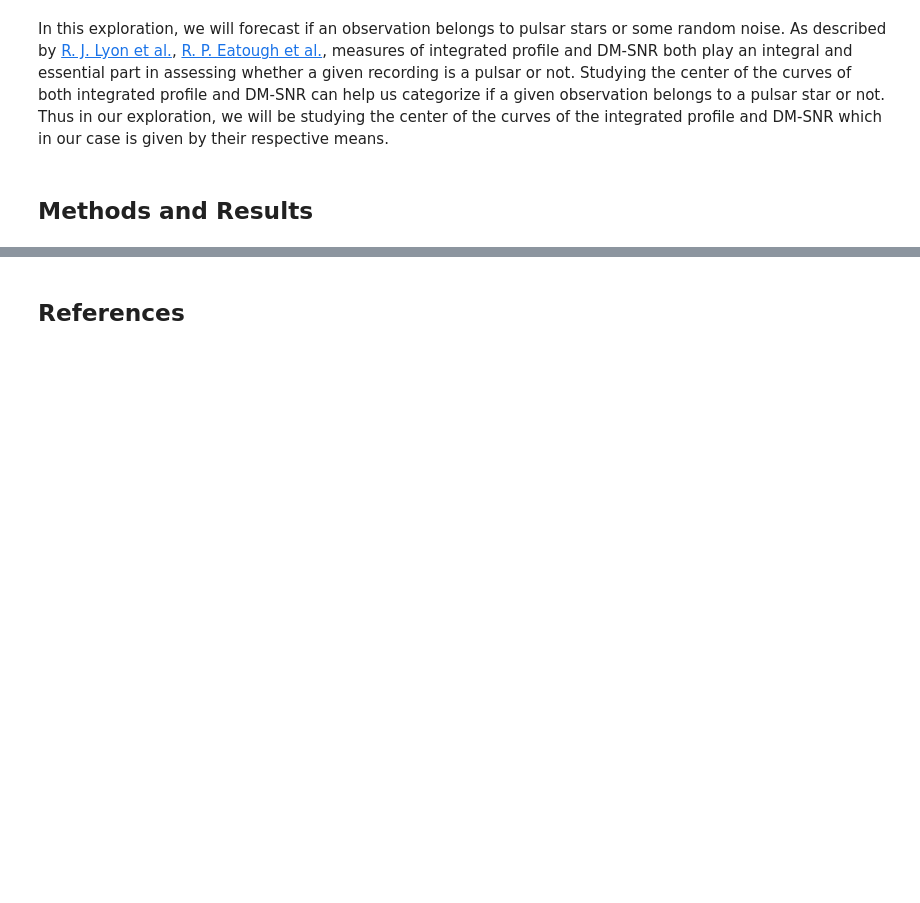
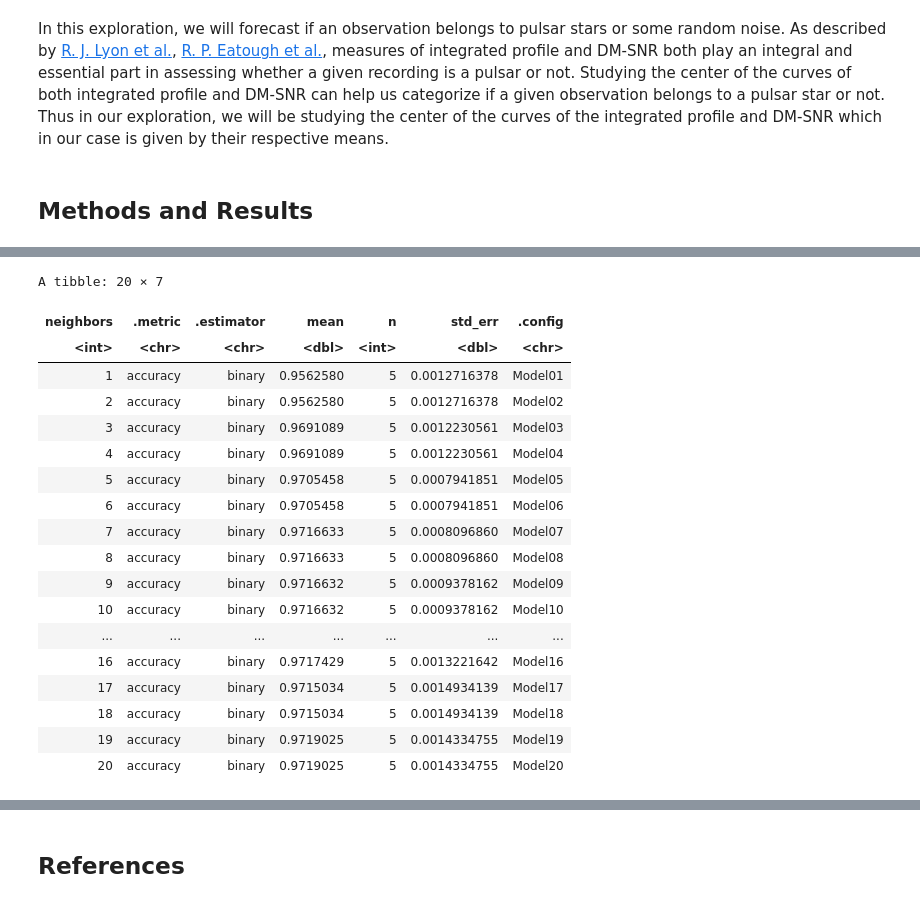
Before and after one commit to yiruiwang091/DSCI-Report, a Jupyter notebook: PulsarStar.ipynb, the cells around one changed output, grey strips where cells are left out. Saved outputs shown, nothing was run; the diff lists cells and outputs as text; code cells hidden in the pictures; blank space fills up the shorter version.

```diff
--- a/PulsarStar.ipynb
+++ b/PulsarStar.ipynb
@@ -49,0 +235,25 @@ In this exploration, we will forecast if an observation belongs to pulsar stars
+# %%
+# Find accuracy
+accuracies <- knn_results %>%
+filter(.metric == "accuracy")
+accuracies
+# %% [output]
+A tibble: 20 × 7
+| neighbors | .metric | .estimator | mean | n | std_err | .config |
+| <int> | <chr> | <chr> | <dbl> | <int> | <dbl> | <chr> |
+| 1 | accuracy | binary | 0.9562580 | 5 | 0.0012716378 | Model01 |
+| 2 | accuracy | binary | 0.9562580 | 5 | 0.0012716378 | Model02 |
+| 3 | accuracy | binary | 0.9691089 | 5 | 0.0012230561 | Model03 |
+| 4 | accuracy | binary | 0.9691089 | 5 | 0.0012230561 | Model04 |
+| 5 | accuracy | binary | 0.9705458 | 5 | 0.0007941851 | Model05 |
+| 6 | accuracy | binary | 0.9705458 | 5 | 0.0007941851 | Model06 |
+| 7 | accuracy | binary | 0.9716633 | 5 | 0.0008096860 | Model07 |
+| 8 | accuracy | binary | 0.9716633 | 5 | 0.0008096860 | Model08 |
+| 9 | accuracy | binary | 0.9716632 | 5 | 0.0009378162 | Model09 |
+| 10 | accuracy | binary | 0.9716632 | 5 | 0.0009378162 | Model10 |
+| ... | ... | ... | ... | ... | ... | ... |
+| 16 | accuracy | binary | 0.9717429 | 5 | 0.0013221642 | Model16 |
+| 17 | accuracy | binary | 0.9715034 | 5 | 0.0014934139 | Model17 |
+| 18 | accuracy | binary | 0.9715034 | 5 | 0.0014934139 | Model18 |
+| 19 | accuracy | binary | 0.9719025 | 5 | 0.0014334755 | Model19 |
+| 20 | accuracy | binary | 0.9719025 | 5 | 0.0014334755 | Model20 |
```
Also changed, not shown: parts of 29 cells of this notebook.
